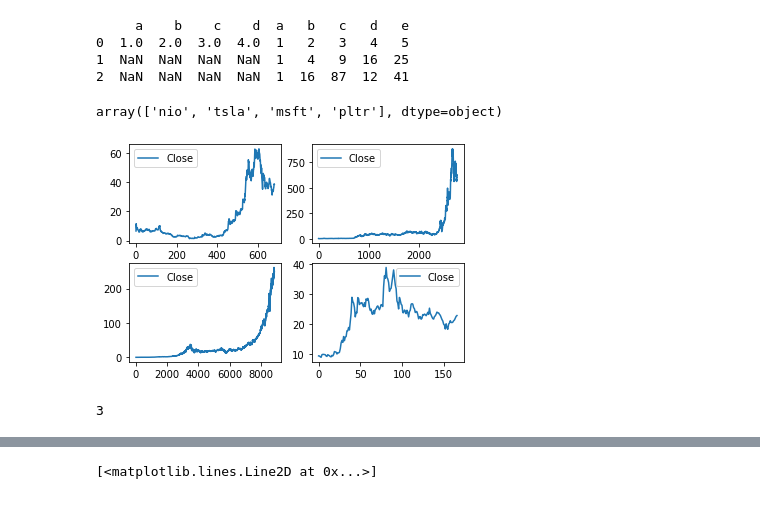
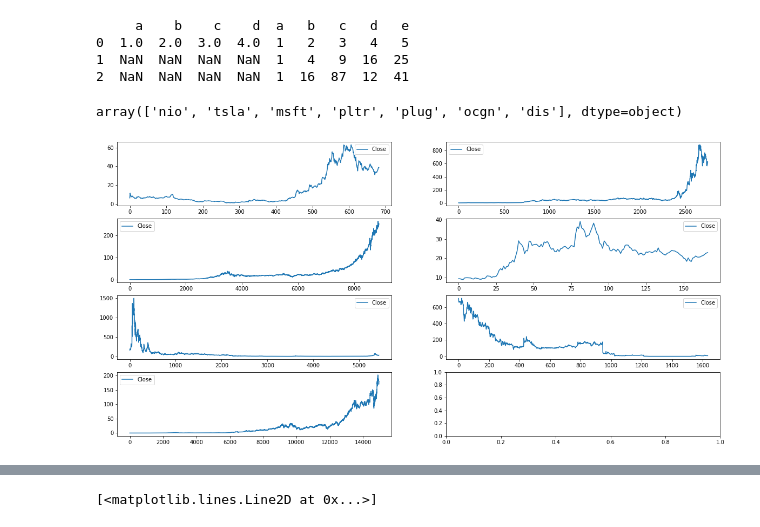
Before and after one commit to Konoko2004/TheProject, a Jupyter notebook: yFinance.ipynb, the cells around one changed output, grey strips where cells are left out. Saved outputs shown, nothing was run; the diff lists cells and outputs as text; code cells hidden in the pictures.

```diff
--- a/yFinance.ipynb
+++ b/yFinance.ipynb
@@ -81,52 +81,48 @@ def create_Stock(*tickerName):
 
     return frames
 # %%
-stockList = create_Stock('nio','tsla','msft','pltr')
+stockList = create_Stock('nio','tsla','msft','pltr','plug','ocgn','dis')
 stockList = pd.concat(stockList)
 stockList['High-Low'] = stockList['High'] - stockList['Low']
 stockList = stockList[['Date','Ticker','Open','High','Low','Close','High-Low','Volume','Dividends','Stock Splits']]
 stockList['Ticker'].unique()
 # %% [output]
-array(['nio', 'tsla', 'msft', 'pltr'], dtype=object)
+array(['nio', 'tsla', 'msft', 'pltr', 'plug', 'ocgn', 'dis'], dtype=object)
 # %%
 
 
 #Store each ticker in a list with seperate index
 #so that we can plot each stock later on
 
 TickerDF = []
 stock_count = len(stockList['Ticker'].unique())
 for i in stockList['Ticker'].unique():
     TickerDF.append(stockList[stockList['Ticker'] ==i])
 
 #configuration for nrow and ncol depending on len of TickerDF. We want to have a 2 column fig.
+def calculate_fig_row(x):                                                       #math to calculate ceiling division. Doesnt work on negative values though. This value will be used nrow
+    return ((x+(2-1))//2)
 
-df_length = len(TickerDF)
-df_ceiling = (df_length+(2-1))//2                                                #math to calculate ceiling division. Doesnt work on negative values though. This value will be used nrow
-df_floor = (df_length//2)                                                        #Math to calculate floor division. This value will be used for ncol.
+df_ceiling = calculate_fig_row(len(TickerDF))
 
 df_counter = 0
-nrow = 2
+nrow = df_ceiling
 ncol = 2
 
 
 #create subplots
 # plt.subplots() is a function that returns a tuple containing a figure and axes object(s).
 # Thus when using fig, ax = plt.subplots() you unpack this tuple into the variables fig and ax.
 # fig, axes = plt.subplots  is more concise than using fig = plt.figure()
 
 fig, axes = plt.subplots(nrow, ncol)
+fig.set_size_inches(20, 10)
 
 for i in range(nrow):
     for j in range(ncol):
         if (len(TickerDF) > df_counter):
 
             TickerDF[df_counter][['Date','Close']].plot(ax=axes[i,j])
             df_counter += 1
 # %% [output]
-[figure, old version]
+[figure, new version]
-# %%
-df_ceiling= (6+(2-1))//2
-df_ceiling
-# %% [output]
-3
```
Also changed, not shown: parts of 1 cell of this notebook.
